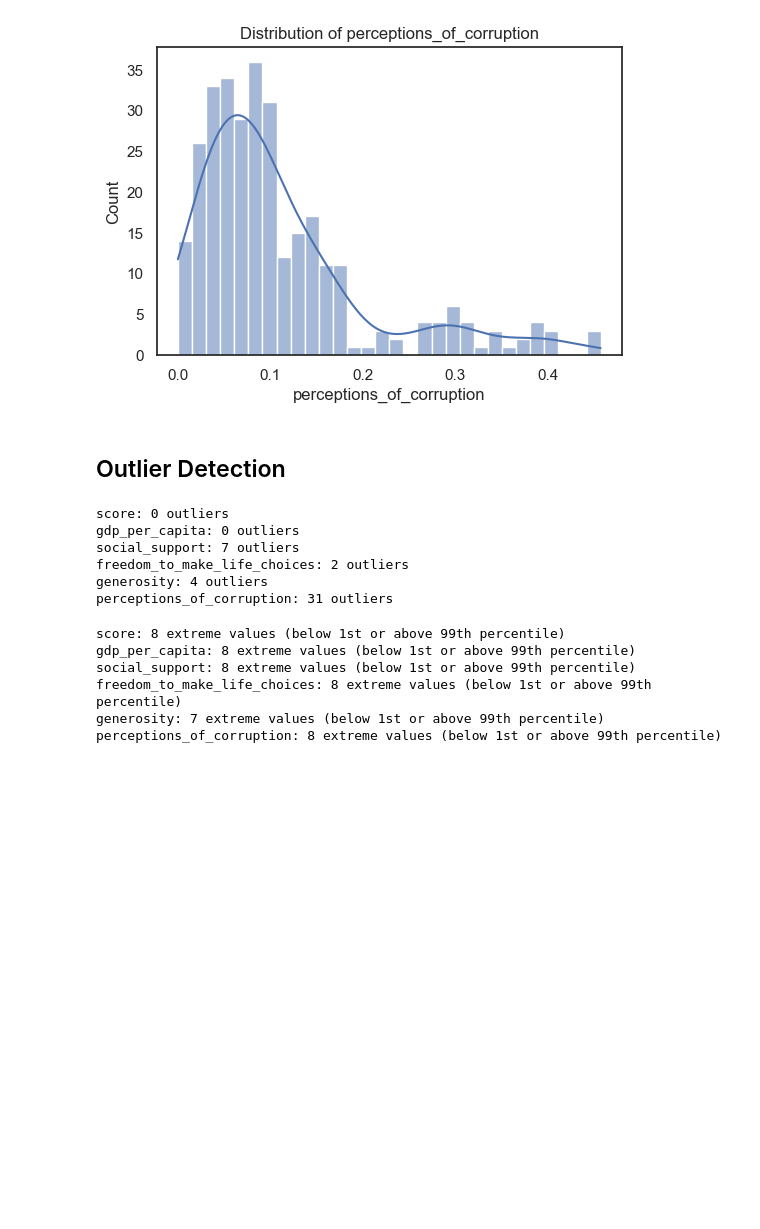
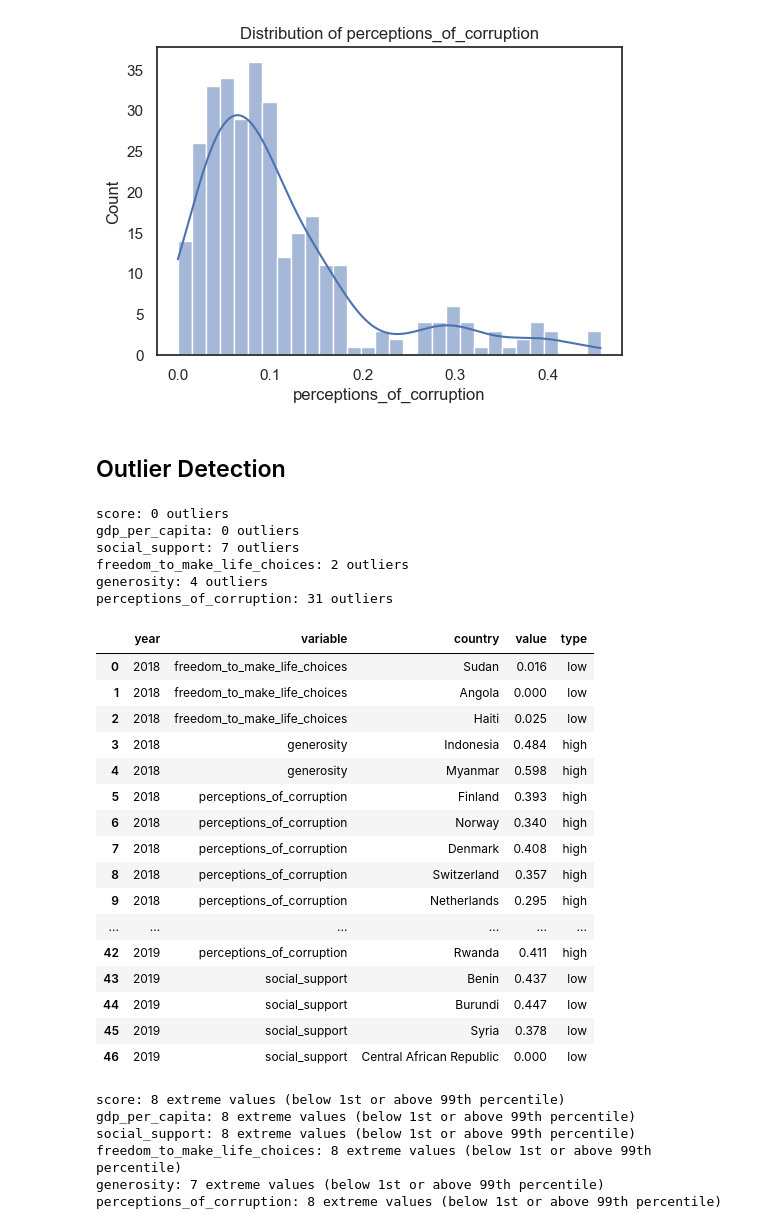
Before and after one commit to Tsuna-mi/happiness-eda-project, a Jupyter notebook: notebooks/happiness_eda.ipynb, the cells around one changed output. Drawn from its saved outputs; the diff is of its cells as text; code cells hidden in the pictures; blank space fills up the shorter version.

```diff
--- a/notebooks/happiness_eda.ipynb
+++ b/notebooks/happiness_eda.ipynb
@@ -609,10 +606,10 @@ print("=" * 80)
 print("\n🌍 OVERALL SUMMARY (2018-2019 Combined)")
 print("-" * 50)
 
-summary_stats = df_cleaned[numeric_cols].describe().T
-summary_stats['median'] = df_cleaned[numeric_cols].median()
-summary_stats['skewness'] = df_cleaned[numeric_cols].skew()
-summary_stats['kurtosis'] = df_cleaned[numeric_cols].kurt()
+summary_stats = df_cleaned[analysis_cols].describe().T
+summary_stats['median'] = df_cleaned[analysis_cols].median()
+summary_stats['skewness'] = df_cleaned[analysis_cols].skew()
+summary_stats['kurtosis'] = df_cleaned[analysis_cols].kurt()
 
 # Reorder columns
 column_order = ['count', 'mean', 'median', 'std', 'min', '25%', '50%', '75%', 'max', 'skewness', 'kurtosis']
@@ -622,10 +619,6 @@ print(summary_stats.round(3))
 # 2. YEAR-BY-YEAR COMPARISON
 print("\n\n📅 YEAR-BY-YEAR COMPARISON")
 print("-" * 50)
-
-# Exclude 'year' from the groupby analysis
-analysis_cols = [col for col in numeric_cols if col != 'year']
-# this variable will be used multiple times below to generate plots and stats!!
 
 # Create comprehensive yearly statistics
 yearly_stats = {}
@@ -783,6 +776,52 @@ social_support: 7 outliers
 freedom_to_make_life_choices: 2 outliers
 generosity: 4 outliers
 perceptions_of_corruption: 31 outliers
+# %%
+# Function to detect outliers
+def detect_outliers(df, cols):
+    results = []
+    for col in cols:
+        q1 = df[col].quantile(0.25)
+        q3 = df[col].quantile(0.75)
+        iqr = q3 - q1
+        lower = q1 - 1.5 * iqr
+        upper = q3 + 1.5 * iqr
+        outliers_low = df[df[col] < lower][['country_or_region', col]]
+        outliers_high = df[df[col] > upper][['country_or_region', col]]
+        for _, row in outliers_low.iterrows():
+            results.append([df['year'].iloc[0], col, row['country_or_region'], row[col], 'low'])
+        for _, row in outliers_high.iterrows():
+            results.append([df['year'].iloc[0], col, row['country_or_region'], row[col], 'high'])
+    return results
+
+# Collect outliers for each year
+outlier_records = []
+for yr in df_cleaned['year'].unique():
+    df_year = df_cleaned[df_cleaned['year'] == yr]
+    outlier_records.extend(feda.detect_outliers(df_year, analysis_cols))
+
+# Create DataFrame of results
+outliers_df = pd.DataFrame(outlier_records, columns=['year', 'variable', 'country', 'value', 'type'])
+
+outliers_df.sort_values(['year', 'variable', 'type']).reset_index(drop=True).head(50)
+# %% [output]
+|  | year | variable | country | value | type |
+| 0 | 2018 | freedom_to_make_life_choices | Sudan | 0.016 | low |
+| 1 | 2018 | freedom_to_make_life_choices | Angola | 0.000 | low |
+| 2 | 2018 | freedom_to_make_life_choices | Haiti | 0.025 | low |
+| 3 | 2018 | generosity | Indonesia | 0.484 | high |
+| 4 | 2018 | generosity | Myanmar | 0.598 | high |
+| 5 | 2018 | perceptions_of_corruption | Finland | 0.393 | high |
+| 6 | 2018 | perceptions_of_corruption | Norway | 0.340 | high |
+| 7 | 2018 | perceptions_of_corruption | Denmark | 0.408 | high |
+| 8 | 2018 | perceptions_of_corruption | Switzerland | 0.357 | high |
+| 9 | 2018 | perceptions_of_corruption | Netherlands | 0.295 | high |
+| ... | ... | ... | ... | ... | ... |
+| 42 | 2019 | perceptions_of_corruption | Rwanda | 0.411 | high |
+| 43 | 2019 | social_support | Benin | 0.437 | low |
+| 44 | 2019 | social_support | Burundi | 0.447 | low |
+| 45 | 2019 | social_support | Syria | 0.378 | low |
+| 46 | 2019 | social_support | Central African Republic | 0.000 | low |
 # %%
 #Percentiles
 for col in analysis_cols:
```
Also changed, not shown: parts of 13 cells of this notebook, 14 other files.
